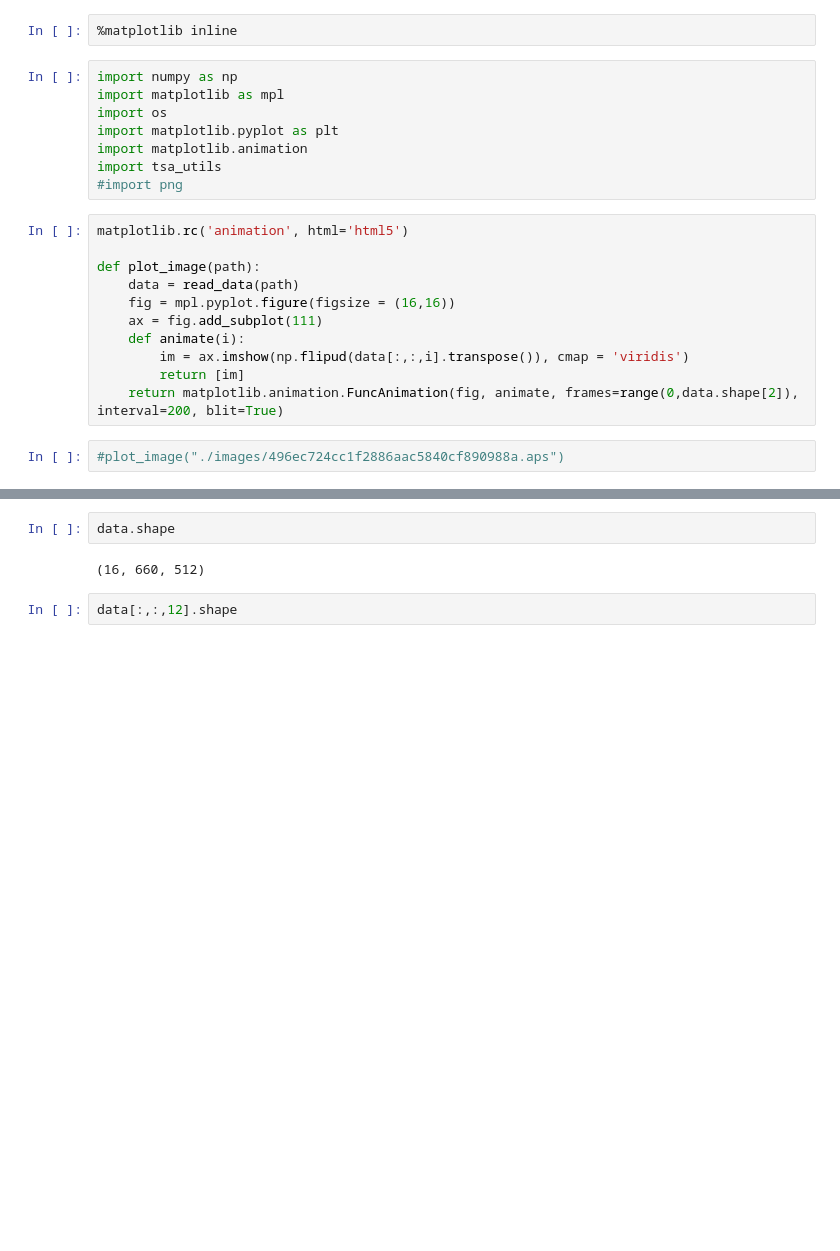
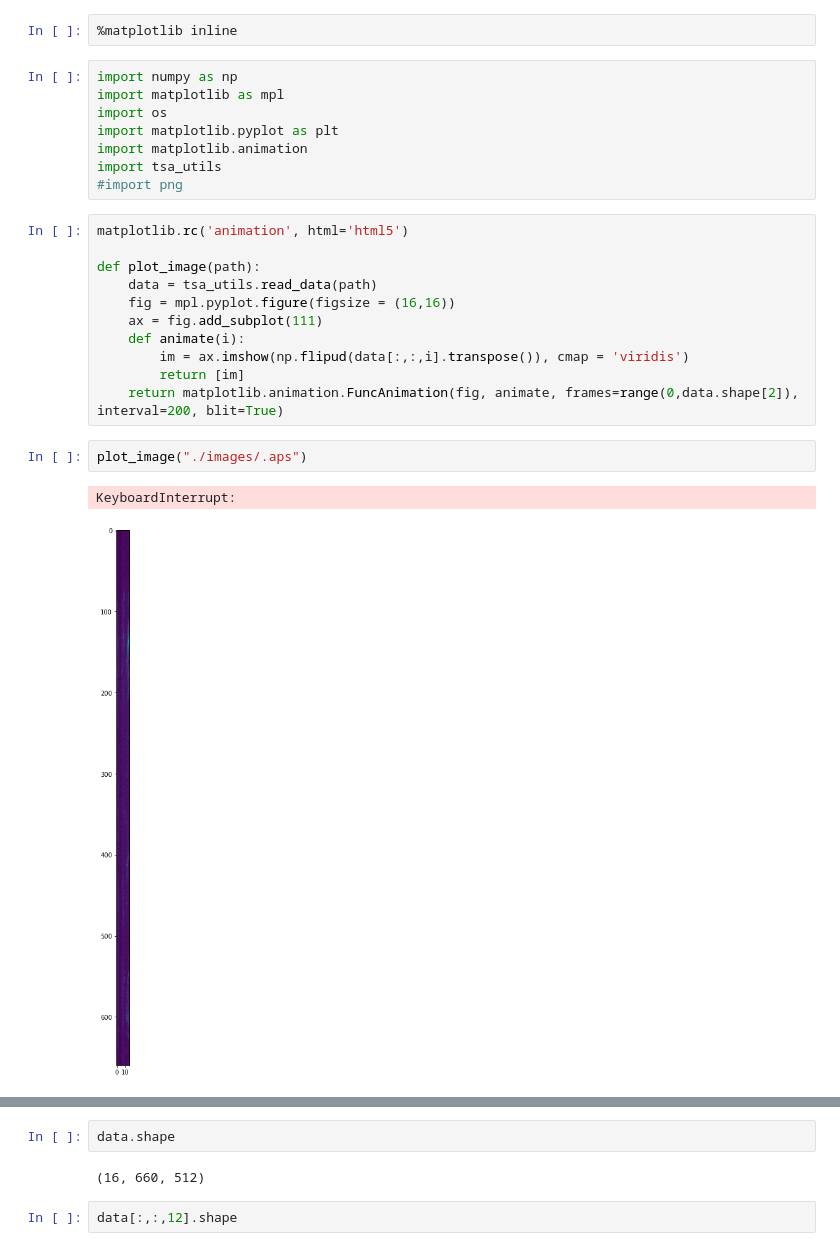
Before and after one commit to codybraun/tsa, a Jupyter notebook: images.ipynb, the cells around one changed output, grey strips where cells are left out. Saved outputs shown, nothing was run; the diff lists cells and outputs as text; blank space fills up the shorter version.

```diff
--- a/images.ipynb
+++ b/images.ipynb
@@ -12,7 +12,7 @@ import tsa_utils
 matplotlib.rc('animation', html='html5')
 
 def plot_image(path):
-    data = read_data(path)
+    data = tsa_utils.read_data(path)
     fig = mpl.pyplot.figure(figsize = (16,16))
     ax = fig.add_subplot(111)
     def animate(i):
@@ -20,5 +20,8 @@ def plot_image(path):
         return [im]
     return matplotlib.animation.FuncAnimation(fig, animate, frames=range(0,data.shape[2]), interval=200, blit=True)
 # %%
-#plot_image("./images/496ec724cc1f2886aac5840cf890988a.aps")
+plot_image("./images/.aps")
+# %% [output]
+KeyboardInterrupt:
+[figure, added]
 # %%
```
Also changed, not shown: parts of 4 cells of this notebook, 2 other files.
